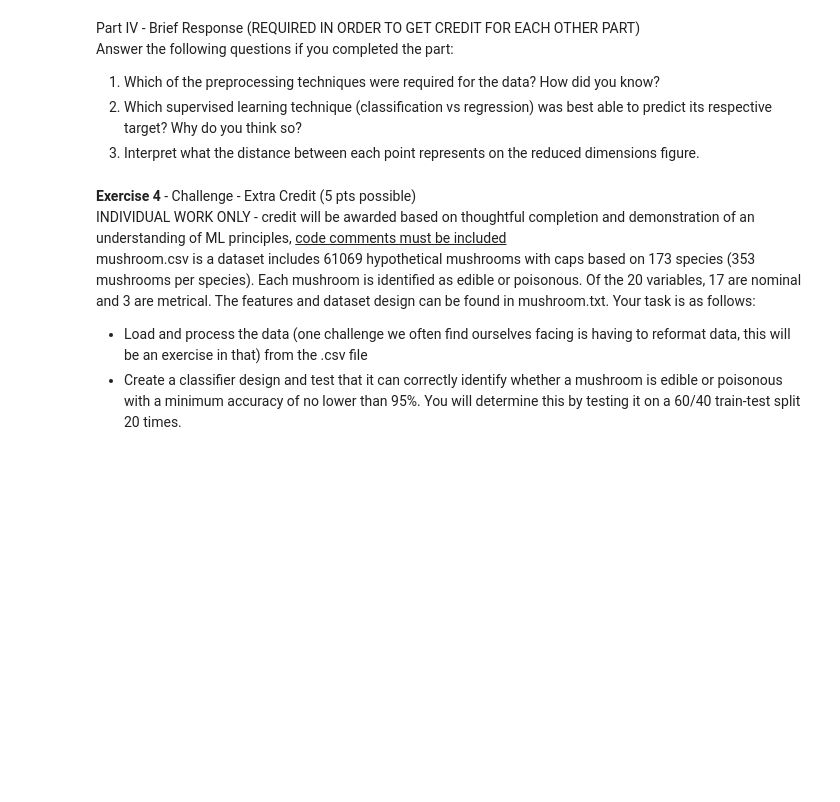
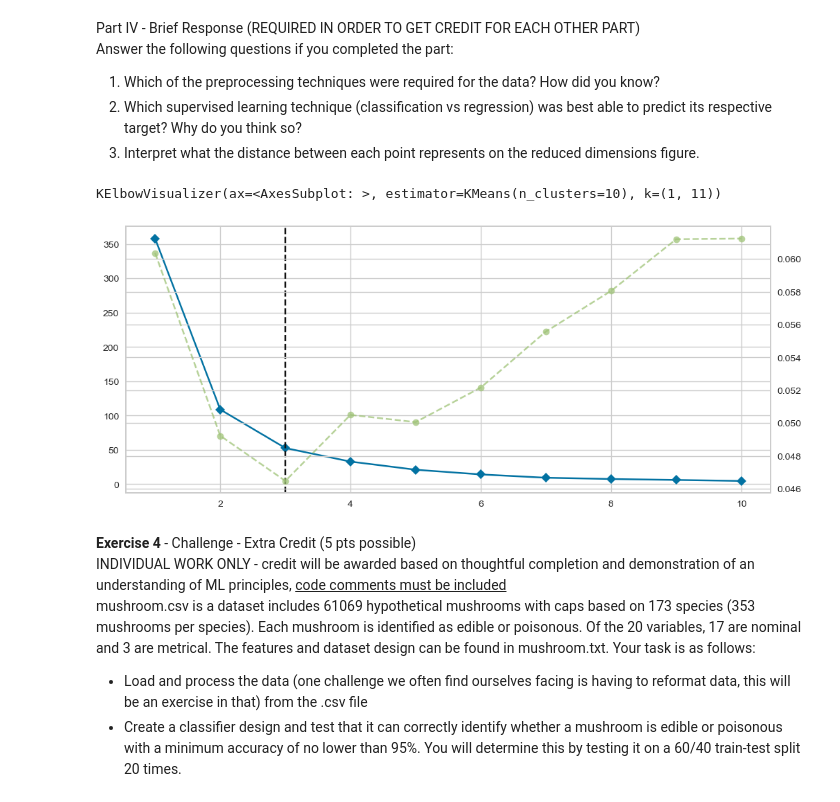
Before and after one commit to sankalptm/qbio_490_sankalp, a Jupyter notebook: week11_python_applications/Intro_to_Machine_Learning.ipynb, the cells around one changed output. Drawn from its saved outputs; the diff is of its cells as text; code cells hidden in the pictures; blank space fills up the shorter version.

```diff
--- a/week11_python_applications/Intro_to_Machine_Learning.ipynb
+++ b/week11_python_applications/Intro_to_Machine_Learning.ipynb
@@ -666,6 +737,11 @@ Answer the following questions if you completed the part:
 3. Interpret what the distance between each point represents on the reduced dimensions figure.
 # %%
 # answer questions here
+visualizer = KElbowVisualizer(KMeans(), k=(1,11))
+visualizer.fit(scaled_data)
+# %% [output]
+KElbowVisualizer(ax=<AxesSubplot: >, estimator=KMeans(n_clusters=10), k=(1, 11))
+[figure, added]
 # %% [markdown]
 **Exercise 4** - Challenge - Extra Credit (5 pts possible) <br>
 </br>
```
Also changed, not shown: parts of 12 cells of this notebook.
